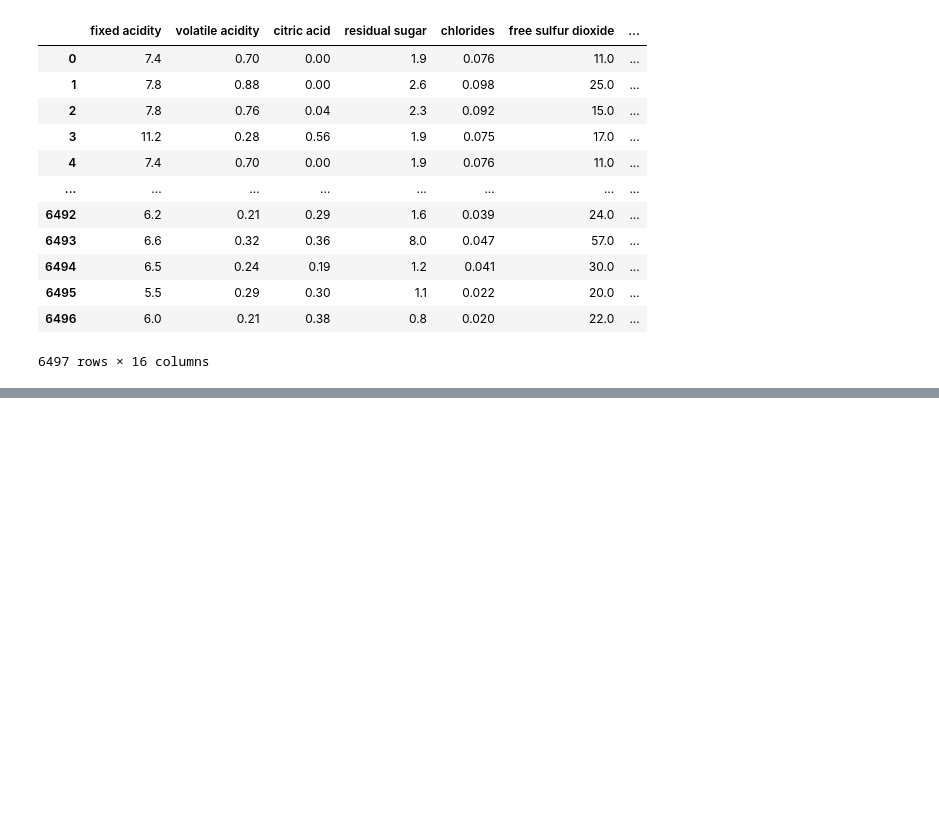
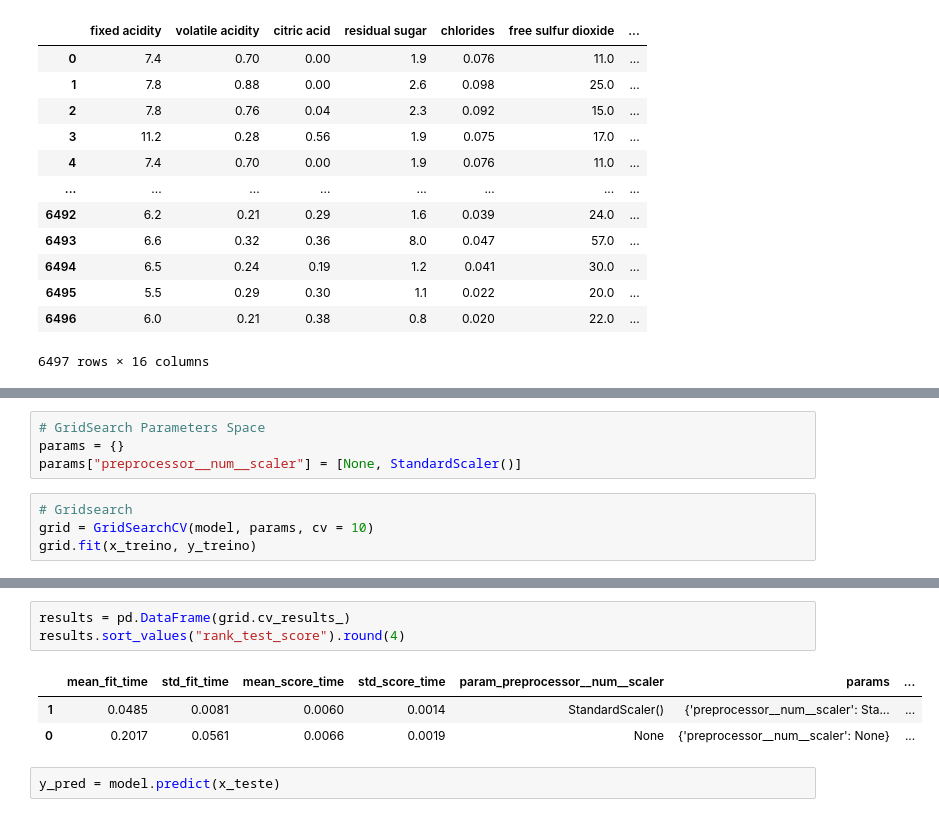
Before and after one commit to barbosarafael/DS_Avancado, a Jupyter notebook: wine_projeto/notebook_projeto.ipynb, the cells around one changed output, grey strips where cells are left out. Drawn from its saved outputs; the diff is of its cells as text; blank space fills up the shorter version.

```diff
--- a/wine_projeto/notebook_projeto.ipynb
+++ b/wine_projeto/notebook_projeto.ipynb
@@ -539,0 +598,8 @@ banco
+# %%
+# GridSearch Parameters Space
+params = {}
+params["preprocessor__num__scaler"] = [None, StandardScaler()]
+# %%
+# Gridsearch
+grid = GridSearchCV(model, params, cv = 10)
+grid.fit(x_treino, y_treino)
@@ -539,0 +624,9 @@ banco
+# %%
+results = pd.DataFrame(grid.cv_results_)
+results.sort_values("rank_test_score").round(4)
+# %% [output]
+|  | mean_fit_time | std_fit_time | mean_score_time | std_score_time | param_preprocessor__num__scaler | params | ... |
+| 1 | 0.0485 | 0.0081 | 0.0060 | 0.0014 | StandardScaler() | {'preprocessor__num__scaler': Sta... | ... |
+| 0 | 0.2017 | 0.0561 | 0.0066 | 0.0019 | None | {'preprocessor__num__scaler': None} | ... |
+# %%
+y_pred = model.predict(x_teste)
```
Also changed, not shown: parts of 34 cells of this notebook, 1 other file.
